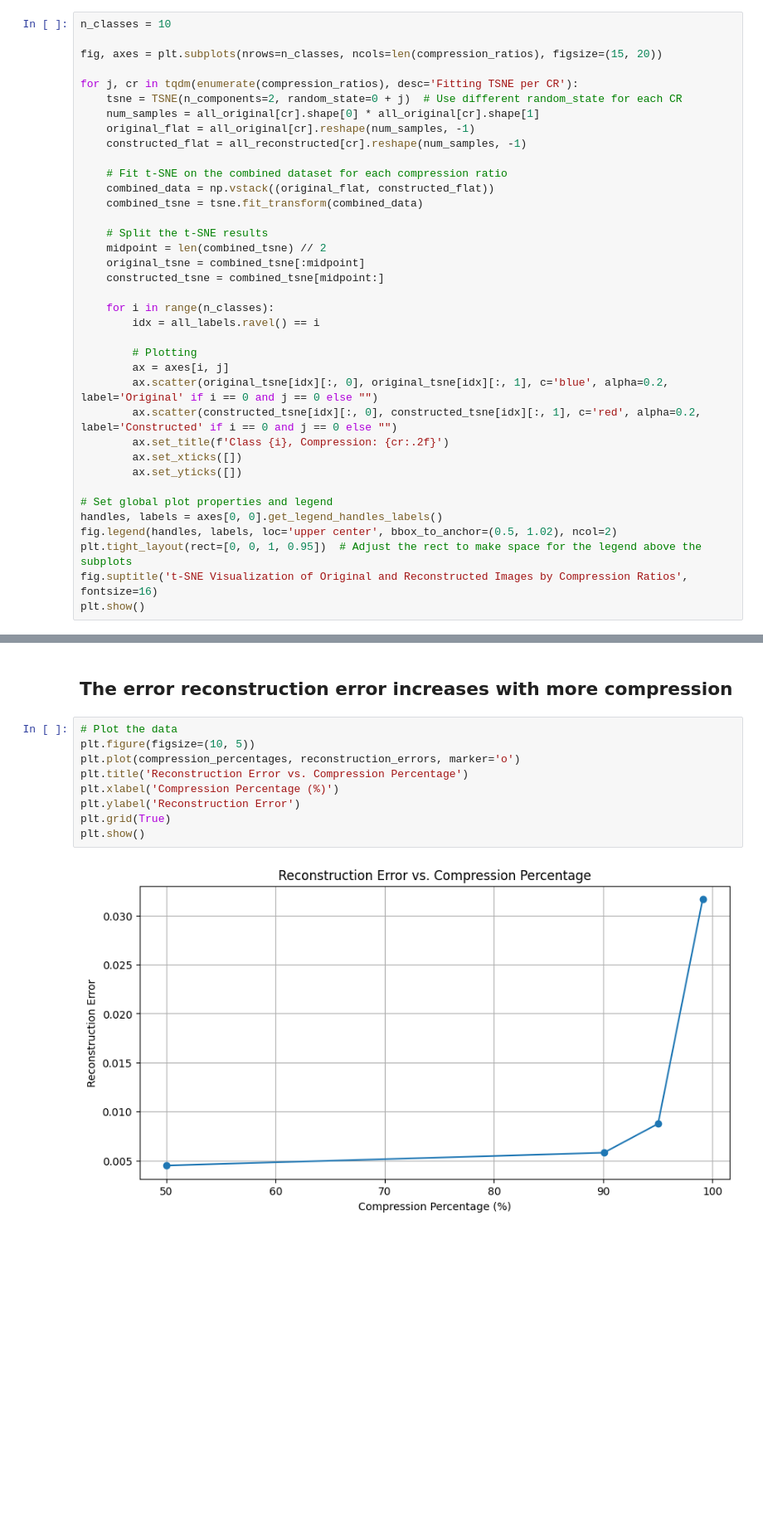
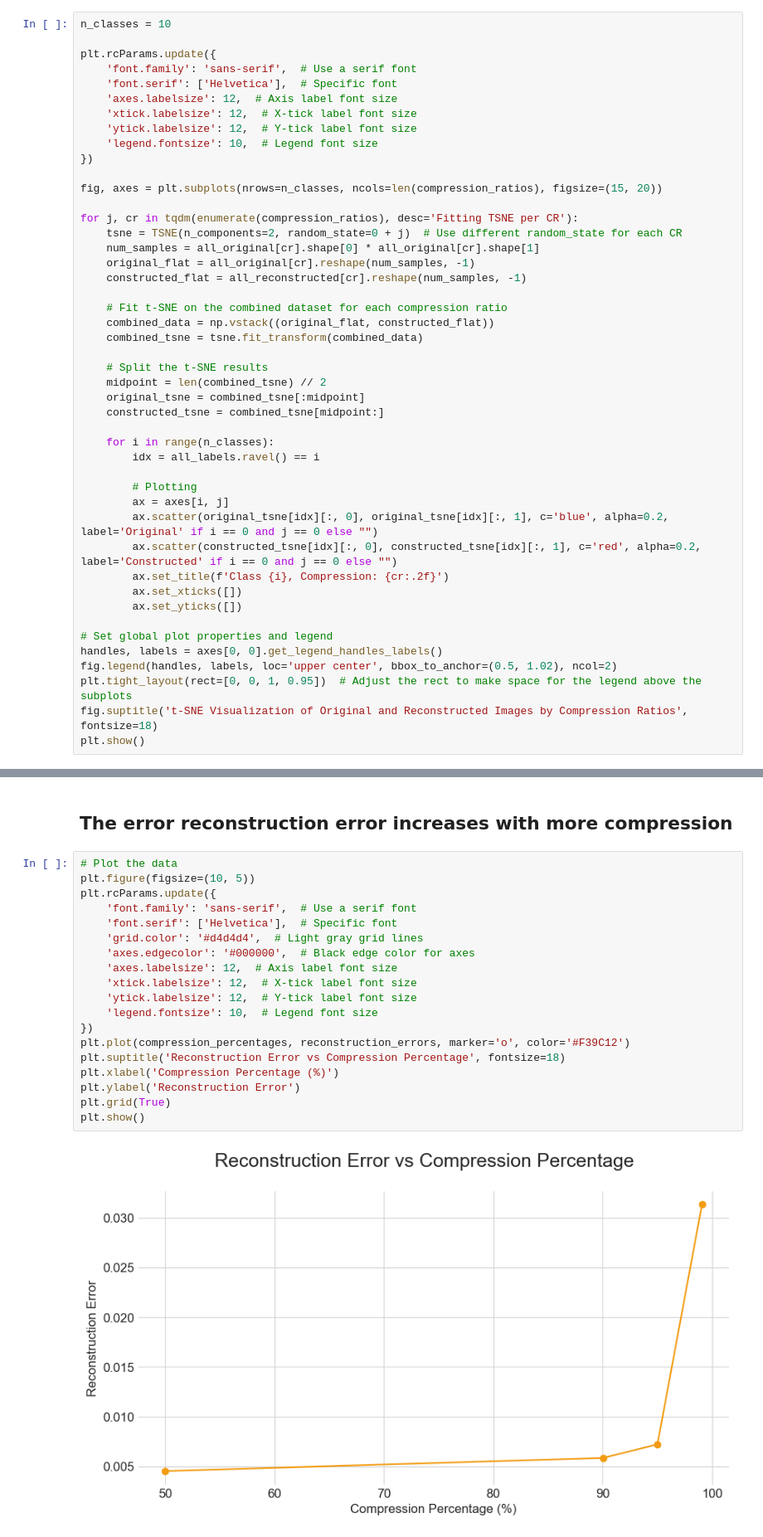
Before and after one commit to readytensor/rt_img_compression_autoencoder, a Jupyter notebook: auto_encoder.ipynb, the cells around one changed output, grey strips where cells are left out. Shown at 83% size. Saved outputs shown, nothing was run; the diff lists cells and outputs as text; blank space fills up the shorter version.

Commit message:
update charts

```diff
--- a/auto_encoder.ipynb
+++ b/auto_encoder.ipynb
@@ -232,6 +228,15 @@ Epoch [2/5], Loss: 0.0133
 ... (8 outputs left out)
 # %%
 n_classes = 10
+
+plt.rcParams.update({
+    'font.family': 'sans-serif',  # Use a serif font
+    'font.serif': ['Helvetica'],  # Specific font
+    'axes.labelsize': 12,  # Axis label font size
+    'xtick.labelsize': 12,  # X-tick label font size
+    'ytick.labelsize': 12,  # Y-tick label font size
+    'legend.fontsize': 10,  # Legend font size
+})
 
 fig, axes = plt.subplots(nrows=n_classes, ncols=len(compression_ratios), figsize=(15, 20))
 
@@ -265,6 +270,6 @@ for j, cr in tqdm(enumerate(compression_ratios), desc='Fitting TSNE per CR'):
 handles, labels = axes[0, 0].get_legend_handles_labels()
 fig.legend(handles, labels, loc='upper center', bbox_to_anchor=(0.5, 1.02), ncol=2)
 plt.tight_layout(rect=[0, 0, 1, 0.95])  # Adjust the rect to make space for the legend above the subplots
-fig.suptitle('t-SNE Visualization of Original and Reconstructed Images by Compression Ratios', fontsize=16)
+fig.suptitle('t-SNE Visualization of Original and Reconstructed Images by Compression Ratios', fontsize=18)
 plt.show()
 # %% [output]
@@ -402,11 +414,21 @@ plot_all_reconstructed_images(all_original_images, all_reconstructed_images, num
 # %%
 # Plot the data
 plt.figure(figsize=(10, 5))
-plt.plot(compression_percentages, reconstruction_errors, marker='o')
-plt.title('Reconstruction Error vs. Compression Percentage')
+plt.rcParams.update({
+    'font.family': 'sans-serif',  # Use a serif font
+    'font.serif': ['Helvetica'],  # Specific font
+    'grid.color': '#d4d4d4',  # Light gray grid lines
+    'axes.edgecolor': '#000000',  # Black edge color for axes
+    'axes.labelsize': 12,  # Axis label font size
+    'xtick.labelsize': 12,  # X-tick label font size
+    'ytick.labelsize': 12,  # Y-tick label font size
+    'legend.fontsize': 10,  # Legend font size
+})
+plt.plot(compression_percentages, reconstruction_errors, marker='o', color='#F39C12')
+plt.suptitle('Reconstruction Error vs Compression Percentage', fontsize=18)
 plt.xlabel('Compression Percentage (%)')
 plt.ylabel('Reconstruction Error')
 plt.grid(True)
 plt.show()
 # %% [output]
-[figure, old version]
+[figure, new version]
```
Also changed, not shown: parts of 8 cells of this notebook, 7 other files.
